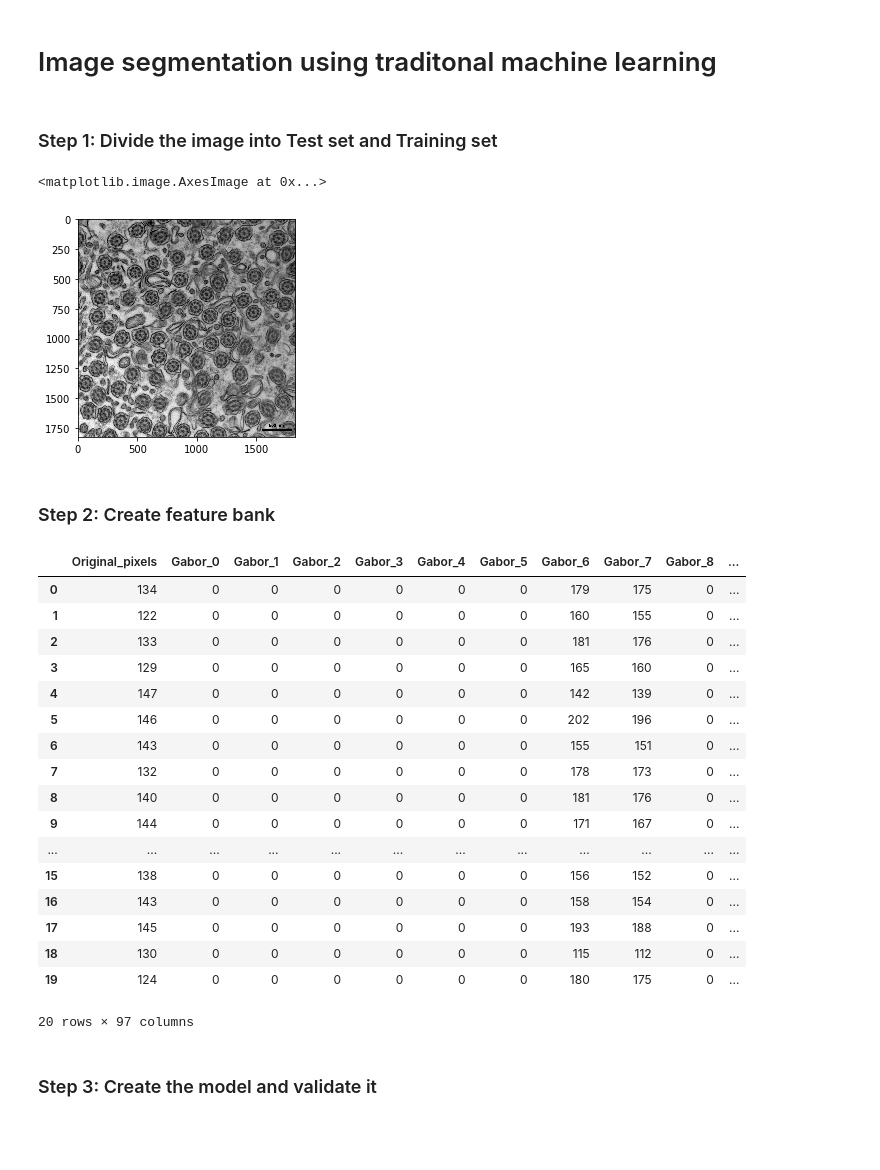
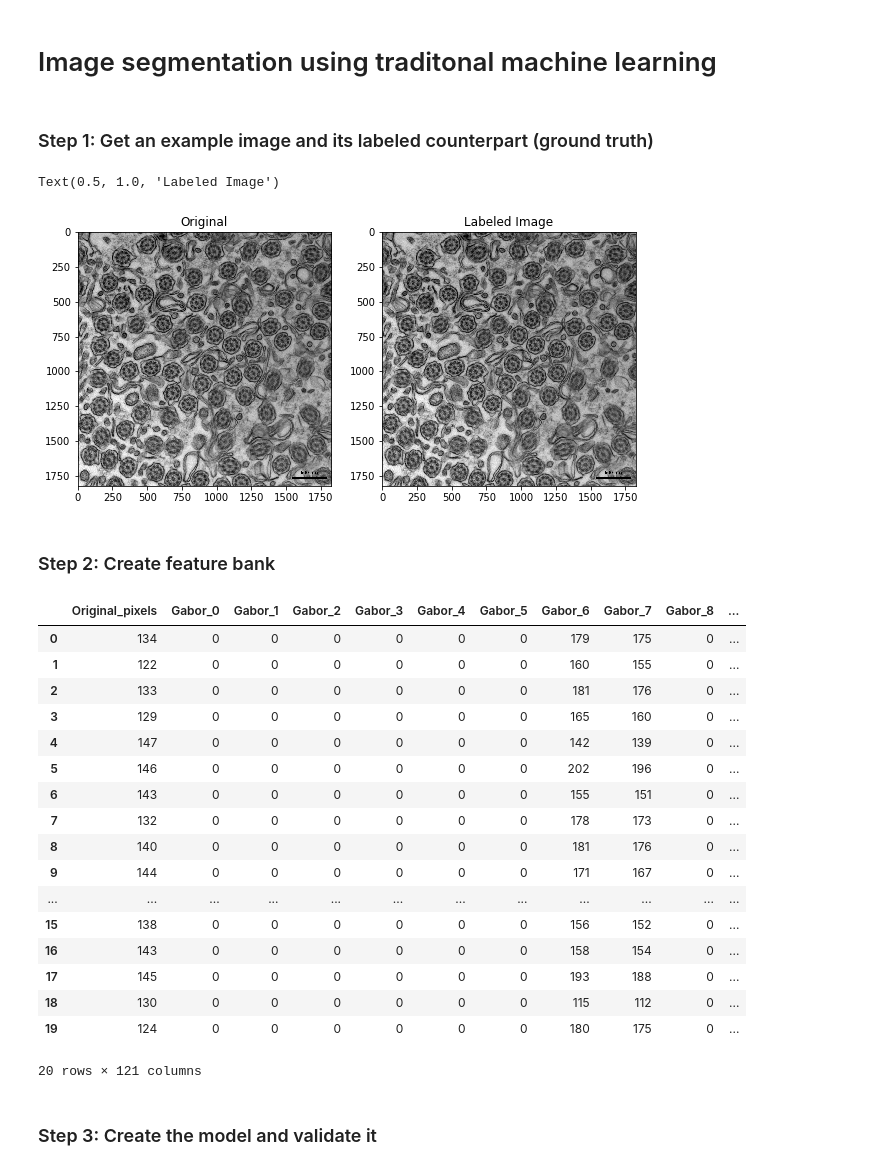
Before and after one commit to UniversalBuilder/Python-and-Microscopy, a Jupyter notebook: Image segmentation using ML.ipynb, the cells around one changed output. Saved outputs shown, nothing was run; the diff lists cells and outputs as text; code cells hidden in the pictures; blank space fills up the shorter version.

Commit message:
New notebook : Label an image

```diff
--- a/Image segmentation using ML.ipynb
+++ b/Image segmentation using ML.ipynb
@@ -5,25 +5,34 @@ import numpy as np
 import cv2
 import pandas as pd
 import matplotlib.pyplot as plt
-# %% [markdown]
-### Step 1: Divide the image into Test set and Training set
+# %% [markdown]
+### Step 1: Get an example image and its labeled counterpart (ground truth)
 # %%
-# import the image
+# import the images, both original and ground truth.
 img = cv2.imread('images/cilia.jpg')
 img_grayscale = cv2.cvtColor(img, cv2.COLOR_BGR2GRAY)
+labeled_img = cv2.imread('images/cilia_labeled.jpg')
+
+fig = plt.figure(figsize=(10,10))
+fig.add_subplot(1,2,1)
 plt.imshow(img_grayscale, cmap='gray')
+plt.title('Original')
+
+fig.add_subplot(1,2,2)
+plt.imshow(img_grayscale, cmap='gray')
+plt.title('Labeled Image')
 # %% [output]
-<matplotlib.image.AxesImage at 0x...>
+Text(0.5, 1.0, 'Labeled Image')
-[figure, old version]
+[figure, new version]
 # %% [markdown]
 ### Step 2: Create feature bank
 # %%
-# create the DataFrame and fill it with features (see Gabor examples for details)
+#Create the DataFrame and fill it with mutiple filters features
 
 df = pd.DataFrame()
 img_col = img_grayscale.reshape(-1)
 
-# add original pixels to the DataFrame
+#ORIGINAL PIXELS
 df['Original_pixels'] = img_col
 
 #GABOR FEATURES
@@ -58,6 +67,43 @@ for min in canny_min:
         img_edges_col = img_edges.reshape(-1)
         df[f'Canny_{min}_{max}'] = img_edges_col
 
+#ROBERTS, SOBEL, SCHARR, PREWITT FEATURES
+
+from skimage.filters import roberts, sobel, scharr, prewitt
+
+img_roberts = roberts(img_grayscale)
+df['Roberts'] = img_roberts.reshape(-1)
+
+img_sobel = sobel(img_grayscale)
+df['Sobel'] = img_sobel.reshape(-1)
+
+img_scharr = scharr(img_grayscale)
+df['Scharr'] = img_scharr.reshape(-1)
+
+img_prewitt = prewitt(img_grayscale)
+df['Prewitt'] = img_prewitt.reshape(-1)
+
+#GAUSSIAN
+
+from scipy import ndimage as nd
+
+for gauss_sigma in np.arange(1,20,2):
+    gaussian_img = nd.gaussian_filter(img_grayscale, gauss_sigma)
+    df[f'Gaussian_{gauss_sigma}'] = gaussian_img.reshape(-1)
+
+#VARIANCE (SLOW !)
+
+#for variance_size in np.arange(1,5,1):
+#    variance_img = nd.generic_filter(img_grayscale, np.var, size=variance_size)
+#    df[f'Variance_{variance_size}'] = variance_img.reshape(-1)
+
+
+#MEDIAN
+
+for median_size in np.arange(1,10,2):
+    median_img = nd.median_filter(img_grayscale, size=median_size)
+    df[f'Median_{median_size}'] = median_img.reshape(-1)
+
 #Print the feature stack to see how it looks like
 df.head(20)
 # %% [output]
@@ -78,7 +124,7 @@ df.head(20)
 | 17 | 145 | 0 | 0 | 0 | 0 | 0 | 0 | 193 | 188 | 0 | ... |
 | 18 | 130 | 0 | 0 | 0 | 0 | 0 | 0 | 115 | 112 | 0 | ... |
 | 19 | 124 | 0 | 0 | 0 | 0 | 0 | 0 | 180 | 175 | 0 | ... |
-20 rows × 97 columns
+20 rows × 121 columns
 # %% [markdown]
 ### Step 3: Create the model and validate it
 # %% [markdown]
```
Also changed, not shown: 4 other files.
